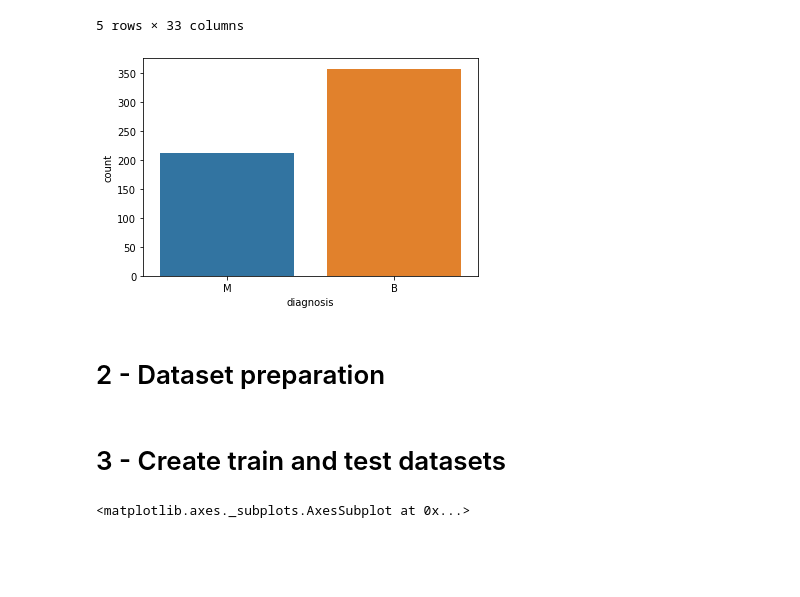
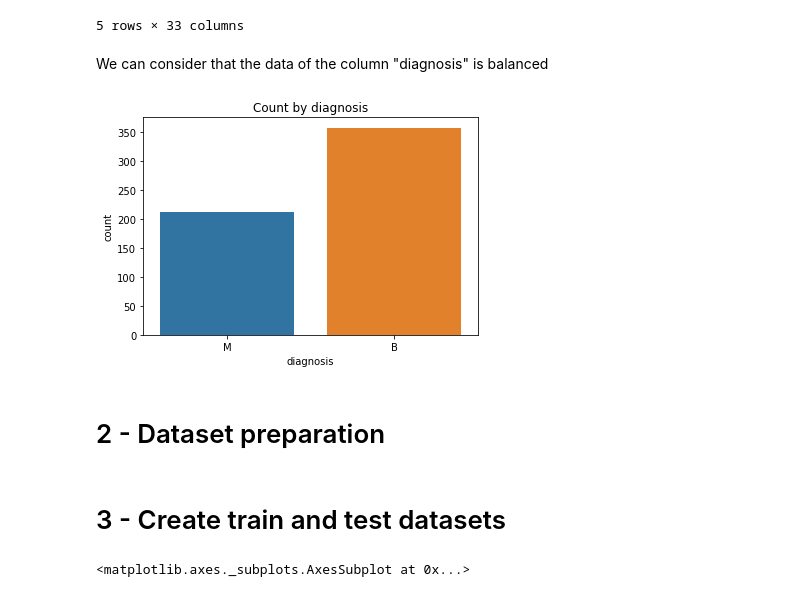
Before and after one commit to alancalumby/breast-cancer-predicting-model, a Jupyter notebook: breast-cancer-predicting-model.ipynb, the cells around one changed output. Cells and saved outputs as stored; diff of their text form; code cells hidden in the pictures; blank space fills up the shorter version.

```diff
--- a/breast-cancer-predicting-model.ipynb
+++ b/breast-cancer-predicting-model.ipynb
@@ -156,12 +187,16 @@ ds.tail()
 | 567 | 927241 | M | 20.60 | 29.33 | 140.10 | 1265.0 | 0.11780 | ... |
 | 568 | 92751 | B | 7.76 | 24.54 | 47.92 | 181.0 | 0.05263 | ... |
 5 rows × 33 columns
+# %% [markdown]
+We can consider that the data of the column "diagnosis" is balanced
 # %%
 sns.countplot(data=ds, x='diagnosis')
+plt.title('Count by diagnosis')
 plt.show()
 # %% [output]
-[figure, old version]
+[figure, new version]
 # %% [markdown]
+<a id="2-Dataset-Preparation"></a>
 # 2 - Dataset preparation
 # %%
 # Transform the class column (diagnosis) into a int64
@@ -176,6 +211,7 @@ ds['diagnosis'] = ds['diagnosis'].map({'M':1,'B':0})
 # Drop columns "id" and "Unnamed: 32"
 ds.drop(['id','Unnamed: 32'], axis= 1, inplace=True)
 # %% [markdown]
+<a id="3-Create-Train-And-Test-Datasets"></a>
 # 3 - Create train and test datasets
 # %%
 # Create different arrays for features and target
```
Also changed, not shown: parts of 37 cells of this notebook.
